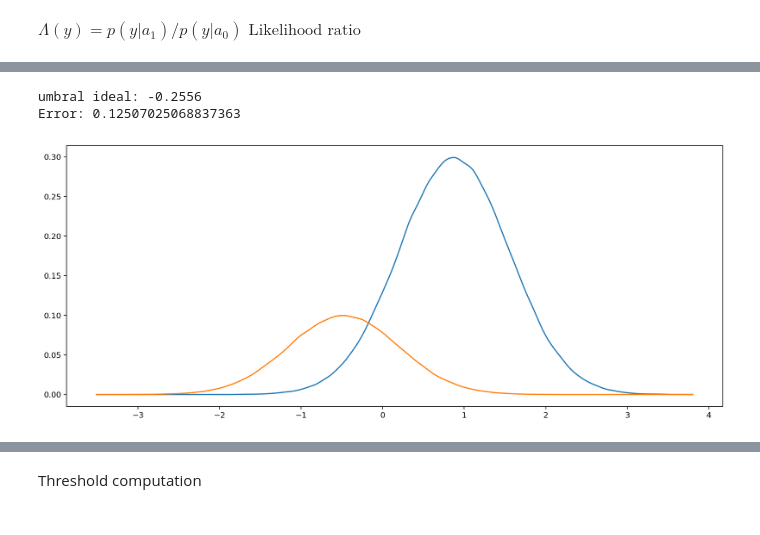
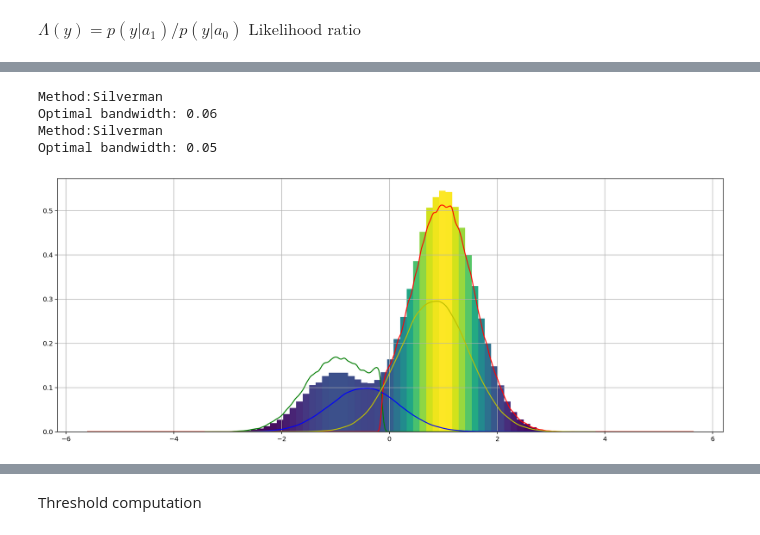
Before and after one commit to JCardenas05/Teoria_Se-ales, a Jupyter notebook: Taller_4/Taller_4.ipynb, the cells around one changed output, grey strips where cells are left out. Cells and saved outputs as stored; diff of their text form; code cells hidden in the pictures.

```diff
--- a/Taller_4/Taller_4.ipynb
+++ b/Taller_4/Taller_4.ipynb
@@ -36,7 +46,7 @@ from ipywidgets import interact
 # %% [markdown]
 Histogram computation
 # %%
-def coloredhist(X, plot):
+def coloredhist(X, plot=None):
 
     """
     Crea un histograma coloreado en función de la frecuencia de los valores.
@@ -47,7 +57,10 @@ def coloredhist(X, plot):
     """
     Nbins = int(1 + 3.322*np.log2(len(X)))  # Cálculo del número de bins usando la regla de Sturges
     # Creación del histograma
-    n, bins, patches = ax[plot].hist(X, bins=Nbins, density=True)
+    if plot != None:
+        n, bins, patches = ax[plot].hist(X, bins=Nbins, density=True)
+    else:
+        n, bins, patches = ax.hist(X, bins=Nbins, density=True)
     # Normalización de las frecuencias para determinar colores
     fracs = n / n.max()
     norm = colors.Normalize(fracs.min(), fracs.max())
@@ -143,8 +156,8 @@ def kde_function(signal_x,eval_points=None,method="Silverman",res=500):
     """
 
     if method == 'Silverman':
-        n = len(data)
-        sigma = np.std(data)
+        n = len(signal_x)
+        sigma = np.std(signal_x)
         optimal_bandwidth = (4 / (3 * n)) ** (1 / 5) * sigma
         print(f'Method:{method}\nOptimal bandwidth: {optimal_bandwidth:.2f}')
 
@@ -371,20 +383,34 @@ plt.show()
 # %%
+message_S0 = output0_[output0_<=ideal_umbral]
+message_S1 = output0_[output0_>=ideal_umbral]
+
+message_S0_pdf = kde_function(message_S0,eval_points = x)
+message_S1_pdf = kde_function(message_S1, eval_points = x)
+
+#---------------[Reales]-------------------
 # Calcula la pdf de la señal corrupta para cada valor de símbolo
 std = np.sqrt(σ2)
 y1 = S1_pdf[1]
 y1 = y1 * p_1
 y0 = S0_pdf[1]
 y0 = y0 * p_0
 y = umbral[0]
 
-ideal_umbral = umbral[0][np.argmin(error)]
-min_error = error[np.argmin(error)]
-print(f'umbral ideal: {round(ideal_umbral,4)}\nError: {min_error}')
 
-plt.plot(y,y1)
-plt.plot(y,y0)
 plt.show()
+
+
+fig, ax = plt.subplots(1, 1, tight_layout=True)
+
+ax.plot(x,message_S0_pdf[1]*p_0,'g')
+ax.plot(x,message_S1_pdf[1]*p_1,'r')
+ax.plot(y,y0,'b')
+ax.plot(y,y1,'y')
+coloredhist(output0_)
+plt.show()
 # %% [output]
-umbral ideal: -0.2556
-Error: 0.12507025068837363
+Method:Silverman
+Optimal bandwidth: 0.06
+Method:Silverman
+Optimal bandwidth: 0.05
-[figure, old version]
+[figure, new version]
```
Also changed, not shown: parts of 13 cells of this notebook.
